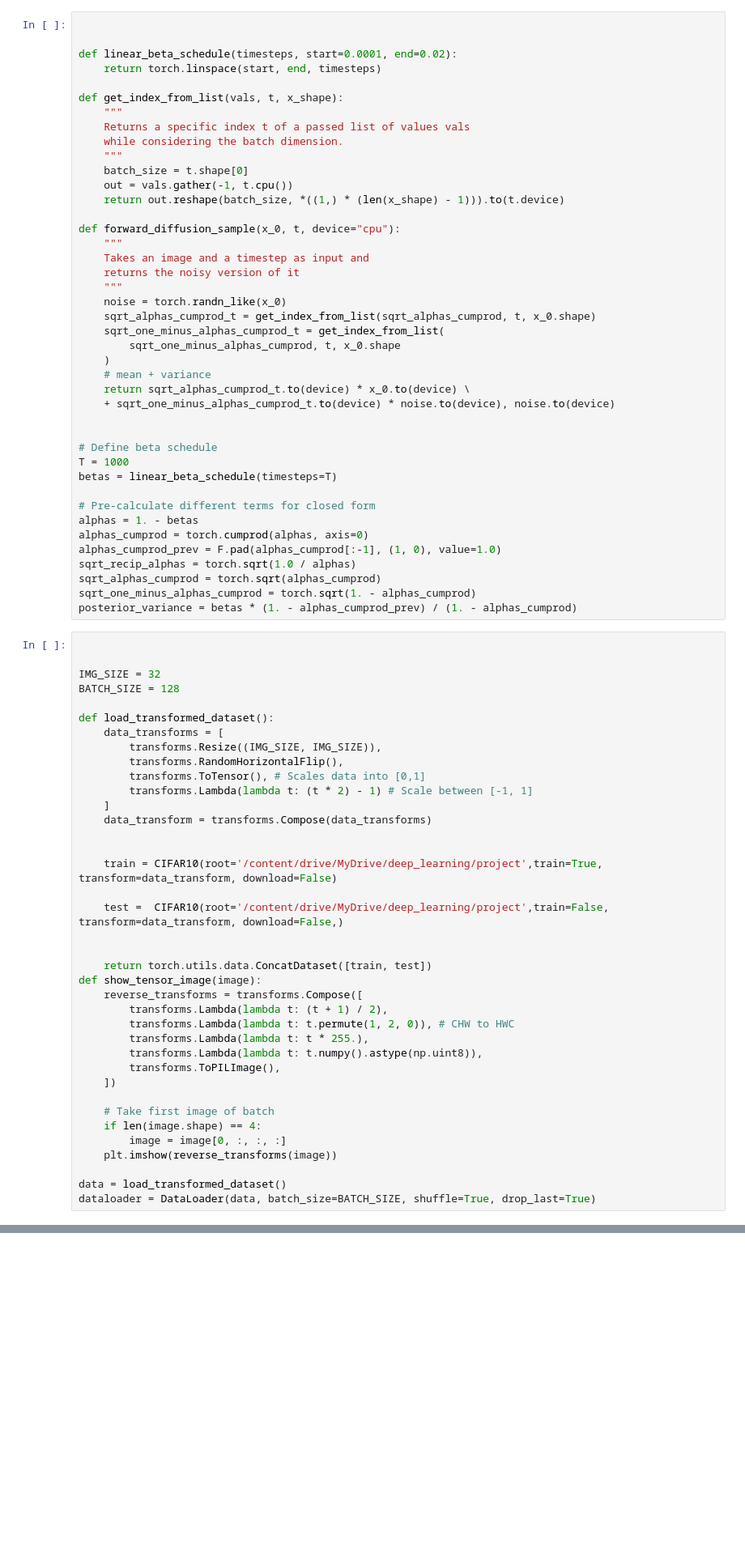
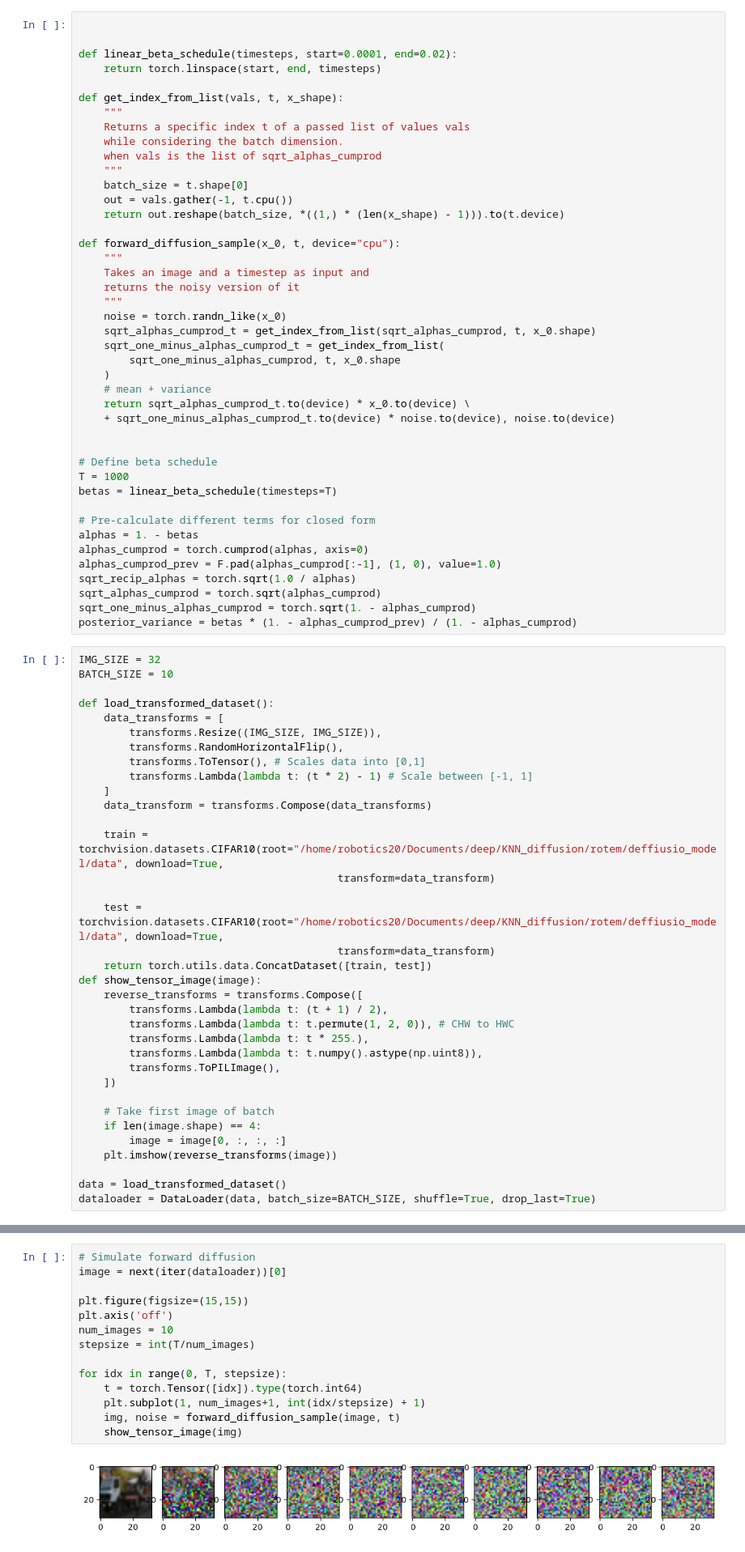
Before and after one commit to rotematari/KNN_diffusion, a Jupyter notebook: rotem/data_loader.ipynb, the cells around one changed output, grey strips where cells are left out. Shown at 81% size. Cells and saved outputs as stored; diff of their text form; blank space fills up the shorter version.

Commit message:
DeepLearningProject

```diff
--- a/rotem/data_loader.ipynb
+++ b/rotem/data_loader.ipynb
@@ -21,6 +24,7 @@ def get_index_from_list(vals, t, x_shape):
     """
     Returns a specific index t of a passed list of values vals
     while considering the batch dimension.
+    when vals is the list of sqrt_alphas_cumprod
     """
     batch_size = t.shape[0]
     out = vals.gather(-1, t.cpu())
@@ -54,10 +58,8 @@ sqrt_alphas_cumprod = torch.sqrt(alphas_cumprod)
 sqrt_one_minus_alphas_cumprod = torch.sqrt(1. - alphas_cumprod)
 posterior_variance = betas * (1. - alphas_cumprod_prev) / (1. - alphas_cumprod)
 # %%
-
-
 IMG_SIZE = 32
-BATCH_SIZE = 128
+BATCH_SIZE = 10
 
 def load_transformed_dataset():
     data_transforms = [
@@ -68,12 +70,11 @@ def load_transformed_dataset():
     ]
     data_transform = transforms.Compose(data_transforms)
 
+    train = torchvision.datasets.CIFAR10(root="/home/robotics20/Documents/deep/KNN_diffusion/rotem/deffiusio_model/data", download=True,
+                                         transform=data_transform)
 
-    train = CIFAR10(root='/content/drive/MyDrive/deep_learning/project',train=True, transform=data_transform, download=False)
-
-    test =  CIFAR10(root='/content/drive/MyDrive/deep_learning/project',train=False, transform=data_transform, download=False,)
-
-
+    test = torchvision.datasets.CIFAR10(root="/home/robotics20/Documents/deep/KNN_diffusion/rotem/deffiusio_model/data", download=True,
+                                         transform=data_transform)
     return torch.utils.data.ConcatDataset([train, test])
 def show_tensor_image(image):
     reverse_transforms = transforms.Compose([
@@ -93,0 +98,16 @@ dataloader = DataLoader(data, batch_size=BATCH_SIZE, shuffle=True, drop_last=Tru
+# %%
+# Simulate forward diffusion
+image = next(iter(dataloader))[0]
+
+plt.figure(figsize=(15,15))
+plt.axis('off')
+num_images = 10
+stepsize = int(T/num_images)
+
+for idx in range(0, T, stepsize):
+    t = torch.Tensor([idx]).type(torch.int64)
+    plt.subplot(1, num_images+1, int(idx/stepsize) + 1)
+    img, noise = forward_diffusion_sample(image, t)
+    show_tensor_image(img)
+# %% [output]
+[figure, added]
```
Also changed, not shown: parts of 4 cells of this notebook, 5 other files.
